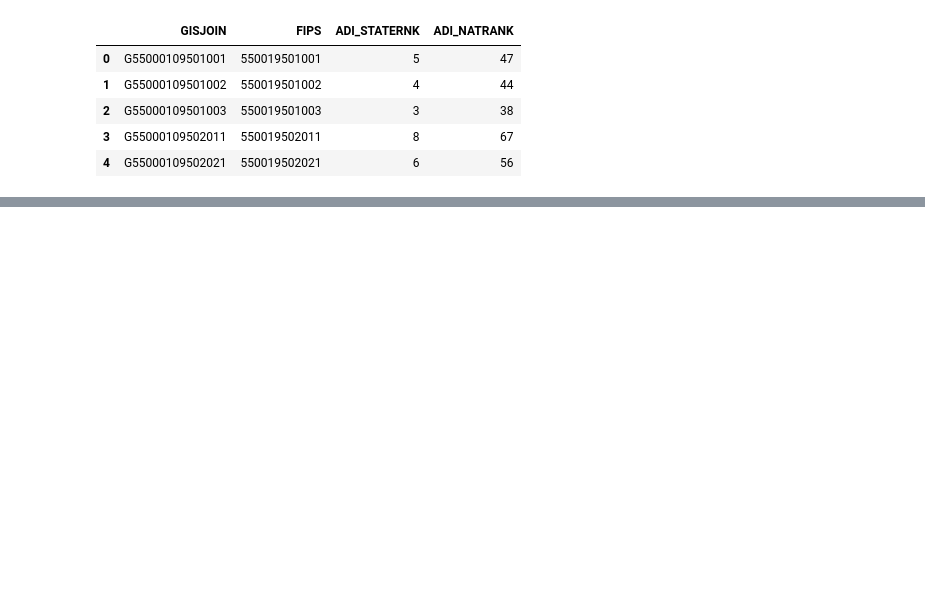
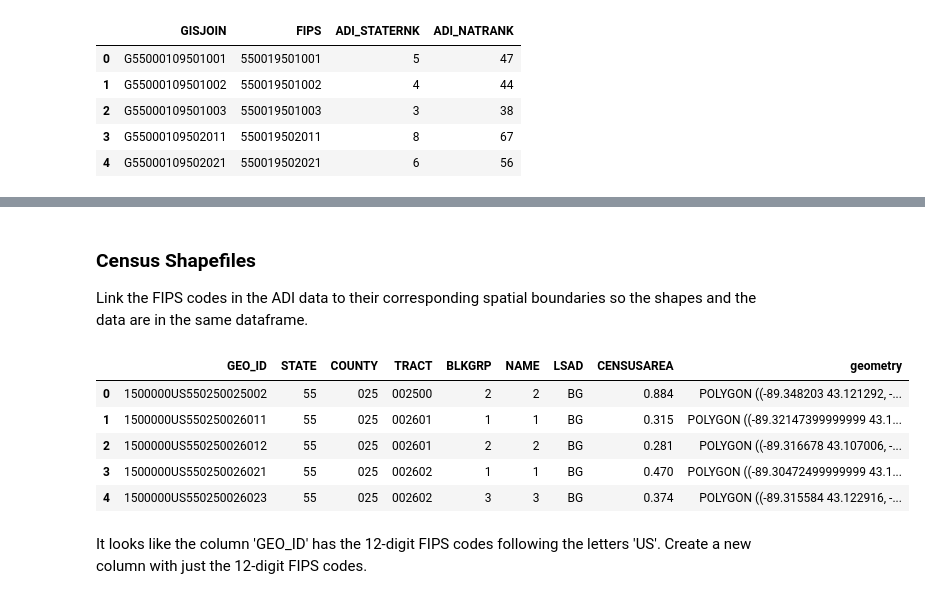
Before and after one commit to ewillmot/viz-madison, a Jupyter notebook: notebooks/DataExploration.ipynb, the cells around one changed output, grey strips where cells are left out. Cells and saved outputs as stored; diff of their text form; code cells hidden in the pictures; blank space fills up the shorter version.

```diff
--- a/notebooks/DataExploration.ipynb
+++ b/notebooks/DataExploration.ipynb
@@ -19,0 +34,15 @@ wi_adi.head()
+# %% [markdown]
+### Census Shapefiles
+Link the FIPS codes in the ADI data to their corresponding spatial boundaries so the shapes and the data are in the same dataframe.
+# %%
+wi_shp = gpd.read_file(os.path.join('../../gz_2010_55_150_00_500k/gz_2010_55_150_00_500k.shp'))
+wi_shp.head()
+# %% [output]
+|  | GEO_ID | STATE | COUNTY | TRACT | BLKGRP | NAME | LSAD | CENSUSAREA | geometry |
+| 0 | 1500000US550250025002 | 55 | 025 | 002500 | 2 | 2 | BG | 0.884 | POLYGON ((-89.348203 43.121292, -... |
+| 1 | 1500000US550250026011 | 55 | 025 | 002601 | 1 | 1 | BG | 0.315 | POLYGON ((-89.32147399999999 43.1... |
+| 2 | 1500000US550250026012 | 55 | 025 | 002601 | 2 | 2 | BG | 0.281 | POLYGON ((-89.316678 43.107006, -... |
+| 3 | 1500000US550250026021 | 55 | 025 | 002602 | 1 | 1 | BG | 0.470 | POLYGON ((-89.30472499999999 43.1... |
+| 4 | 1500000US550250026023 | 55 | 025 | 002602 | 3 | 3 | BG | 0.374 | POLYGON ((-89.315584 43.122916, -... |
+# %% [markdown]
+It looks like the column 'GEO_ID' has the 12-digit FIPS codes following the letters 'US'. Create a new column with just the 12-digit FIPS codes.
```
Also changed, not shown: parts of 9 cells of this notebook.
